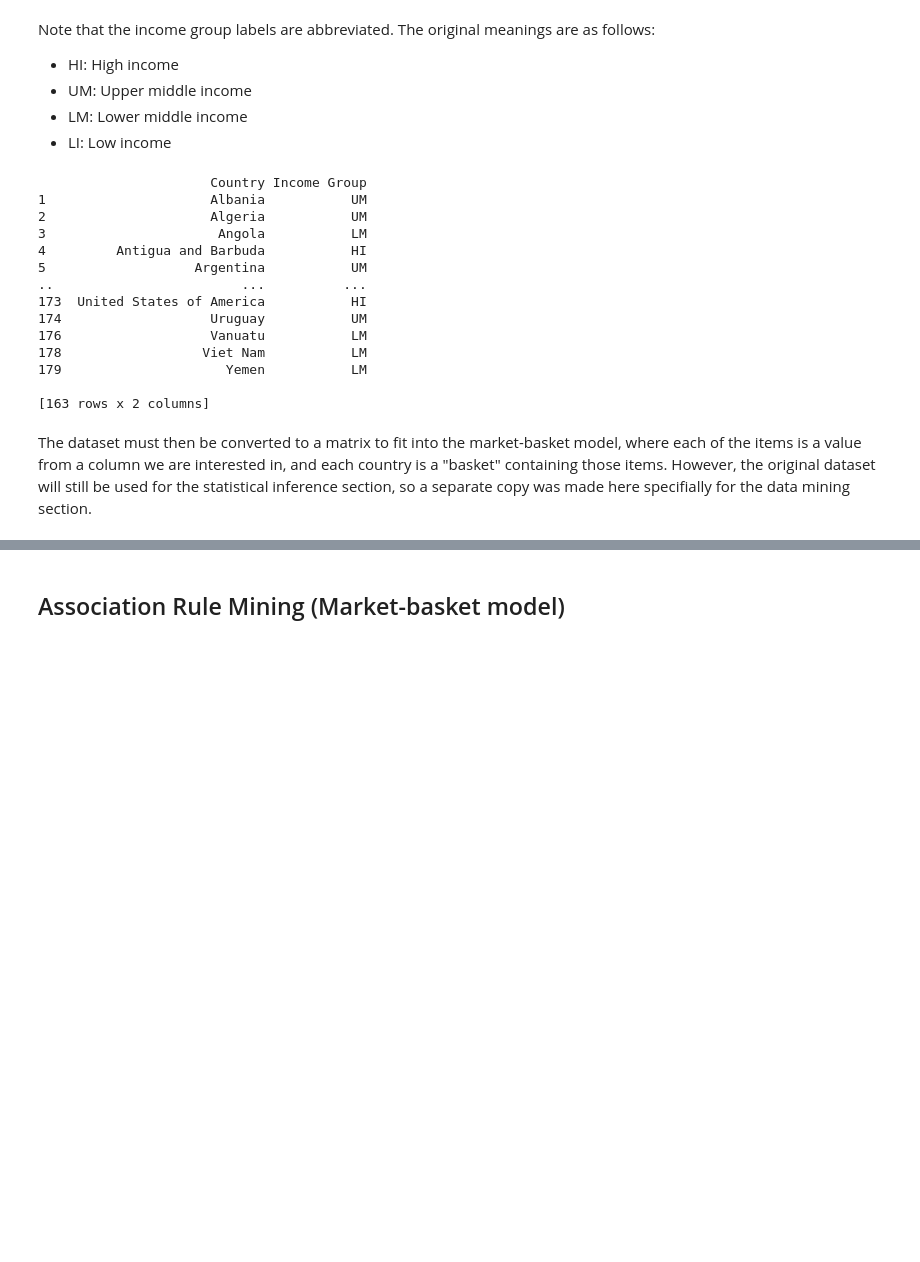
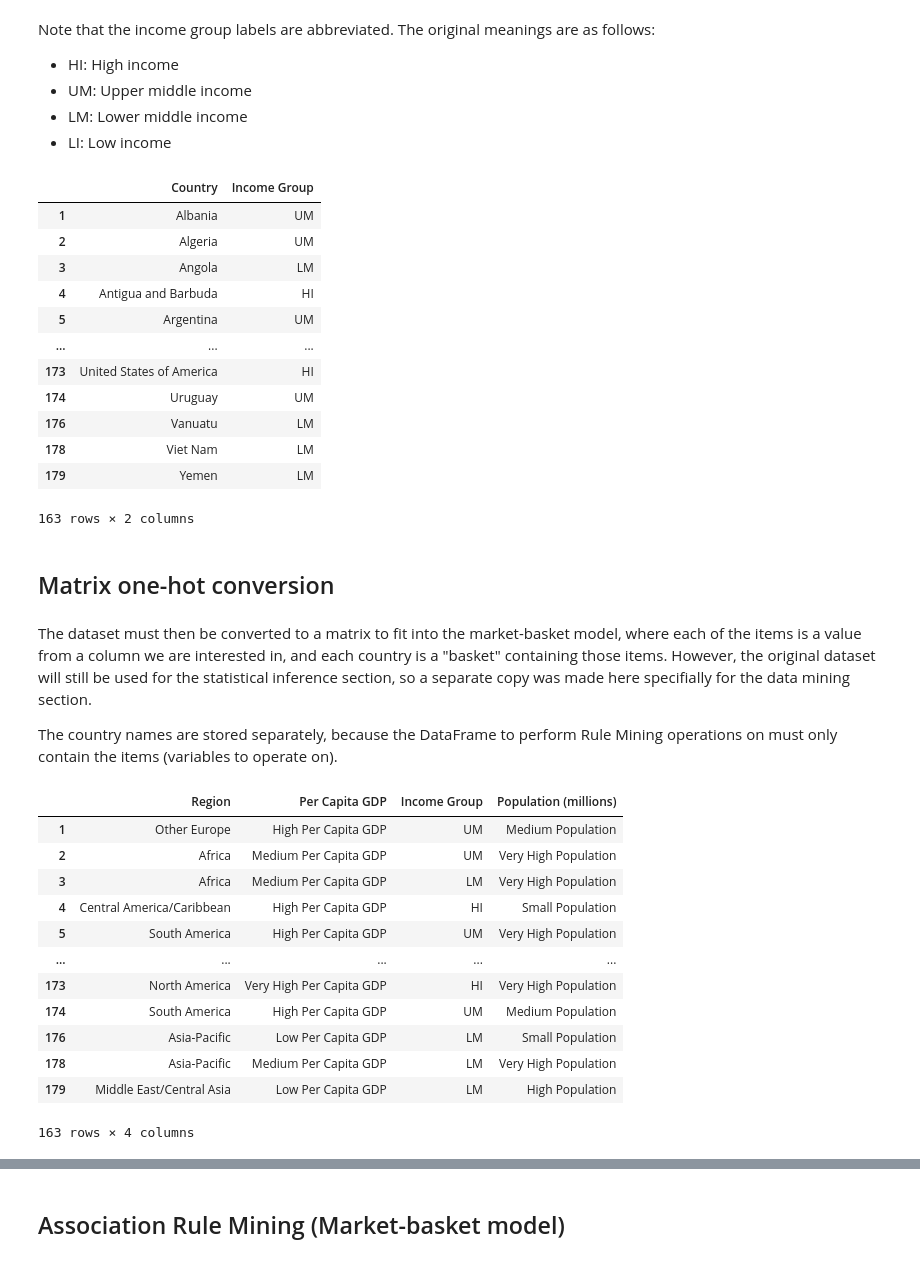
Before and after one commit to jayylmao/CSMODEL, a Jupyter notebook: CSMODEL-Case-Study-Project.ipynb, the cells around one changed output, grey strips where cells are left out. Drawn from its saved outputs; the diff is of its cells as text; code cells hidden in the pictures; blank space fills up the shorter version.

```diff
--- a/CSMODEL-Case-Study-Project.ipynb
+++ b/CSMODEL-Case-Study-Project.ipynb
@@ -594,21 +591,45 @@ Note that the income group labels are abbreviated. The original meanings are as
 - LM: Lower middle income
 - LI: Low income
 # %%
-print(cleaned_df[['Country', 'Income Group']])
+cleaned_df[['Country', 'Income Group']]
 # %% [output]
+|  | Country | Income Group |
+| 1 | Albania | UM |
+| 2 | Algeria | UM |
+| 3 | Angola | LM |
+| 4 | Antigua and Barbuda | HI |
+| 5 | Argentina | UM |
+| ... | ... | ... |
+| 173 | United States of America | HI |
+| 174 | Uruguay | UM |
+| 176 | Vanuatu | LM |
+| 178 | Viet Nam | LM |
+| 179 | Yemen | LM |
-                      Country Income Group
-1                     Albania           UM
-2                     Algeria           UM
-3                      Angola           LM
-4         Antigua and Barbuda           HI
-5                   Argentina           UM
-..                        ...          ...
-173  United States of America           HI
-174                   Uruguay           UM
-176                   Vanuatu           LM
-178                  Viet Nam           LM
-179                     Yemen           LM
-
-[163 rows x 2 columns]
+163 rows × 2 columns
+# %% [markdown]
+## Matrix one-hot conversion
 # %% [markdown]
 The dataset must then be converted to a matrix to fit into the market-basket model, where each of the items is a value from a column we are interested in, and each country is a "basket" containing those items. However, the original dataset will still be used for the statistical inference section, so a separate copy was made here specifially for the data mining section.
+
+The country names are stored separately, because the DataFrame to perform Rule Mining operations on must only contain the items (variables to operate on).
+# %%
+# Create a copy of the dataset with only the variables concerning the research question
+# to be converted into a one-hot encoded matrix.
+country_names = cleaned_df['Country']
+rm_df = cleaned_df[['Region', 'Per Capita GDP', 'Income Group', 'Population (millions)']]
+
+rm_df
+# %% [output]
+|  | Region | Per Capita GDP | Income Group | Population (millions) |
+| 1 | Other Europe | High Per Capita GDP | UM | Medium Population |
+| 2 | Africa | Medium Per Capita GDP | UM | Very High Population |
+| 3 | Africa | Medium Per Capita GDP | LM | Very High Population |
+| 4 | Central America/Caribbean | High Per Capita GDP | HI | Small Population |
+| 5 | South America | High Per Capita GDP | UM | Very High Population |
+| ... | ... | ... | ... | ... |
+| 173 | North America | Very High Per Capita GDP | HI | Very High Population |
+| 174 | South America | High Per Capita GDP | UM | Medium Population |
+| 176 | Asia-Pacific | Low Per Capita GDP | LM | Small Population |
+| 178 | Asia-Pacific | Medium Per Capita GDP | LM | Very High Population |
+| 179 | Middle East/Central Asia | Low Per Capita GDP | LM | High Population |
+163 rows × 4 columns
```
Also changed, not shown: parts of 6 cells of this notebook.
